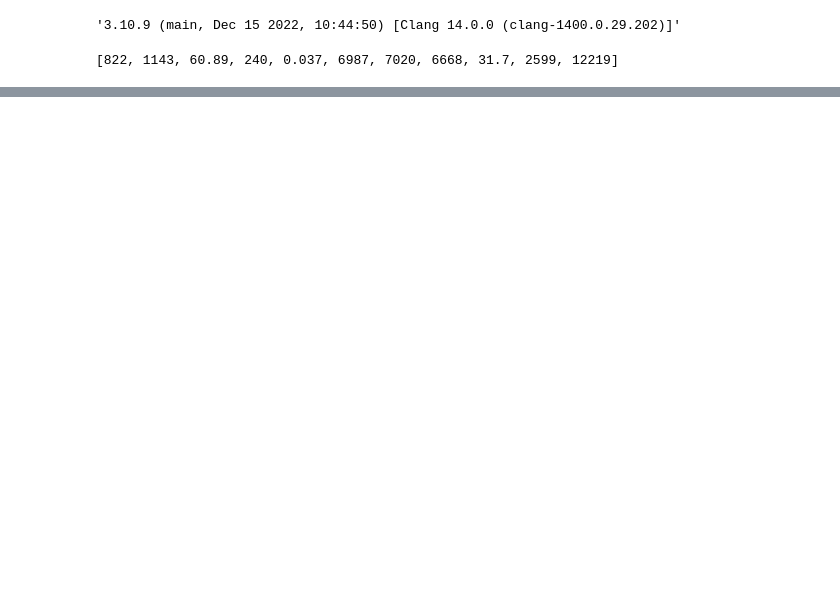
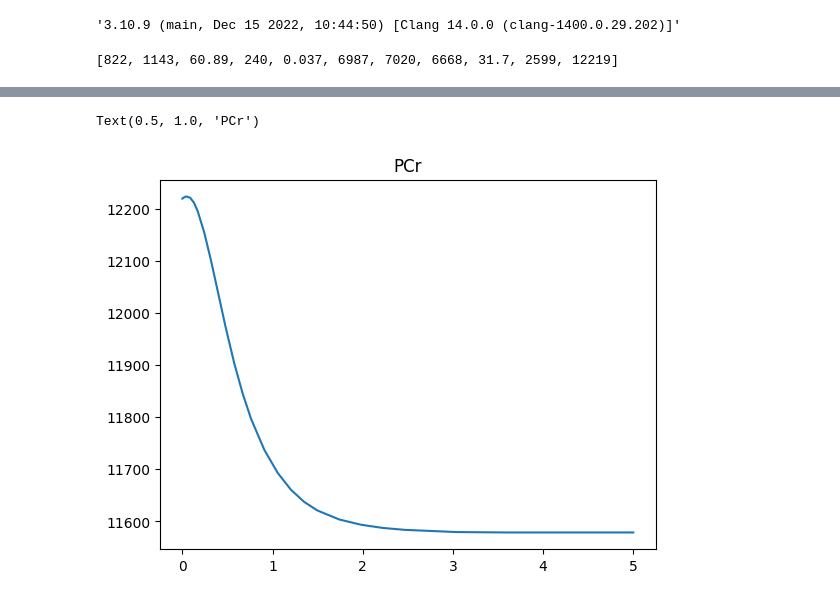
Before and after one commit to notreallyme2/pytochondrion, a Jupyter notebook: original_model.ipynb, the cells around one changed output, grey strips where cells are left out. Drawn from its saved outputs; the diff is of its cells as text; code cells hidden in the pictures; blank space fills up the shorter version.

```diff
--- a/original_model.ipynb
+++ b/original_model.ipynb
@@ -212,0 +229,6 @@ plt.plot(t, Y[4])
+# %%
+plt.plot(t, Y[10])
+plt.title('PCr')
+# %% [output]
+Text(0.5, 1.0, 'PCr')
+[figure, added]
```
Also changed, not shown: parts of 9 cells of this notebook, 1 other file.
